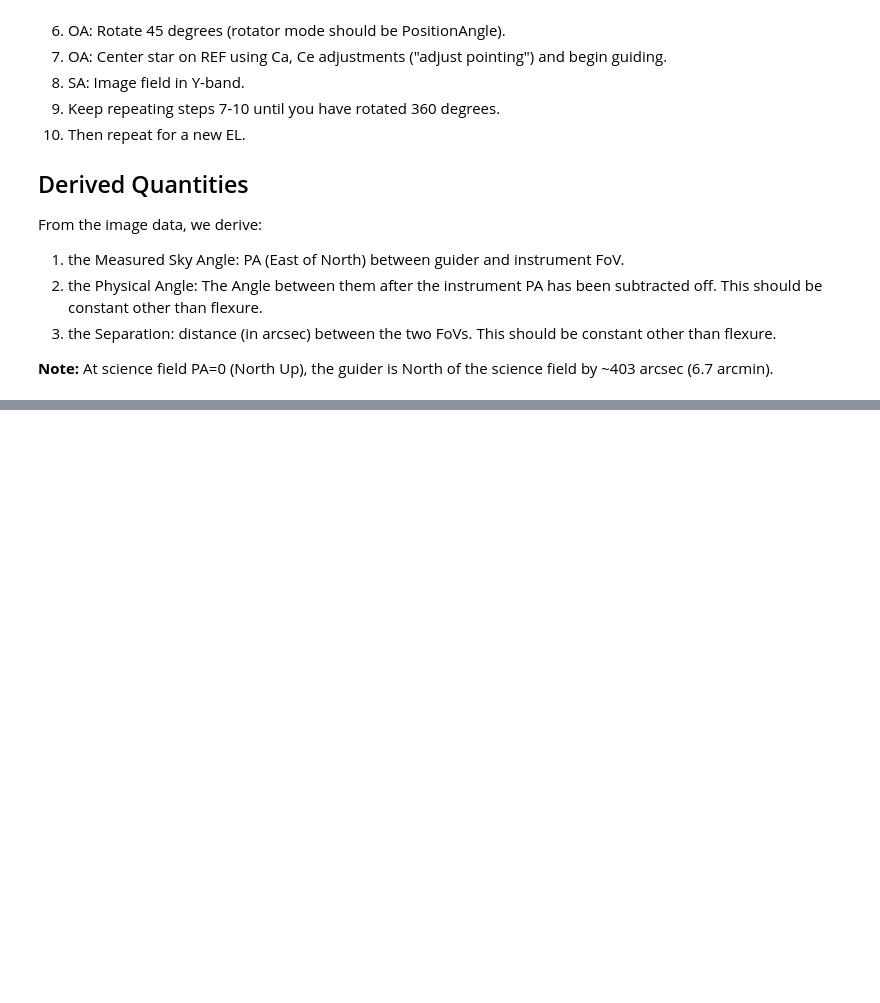
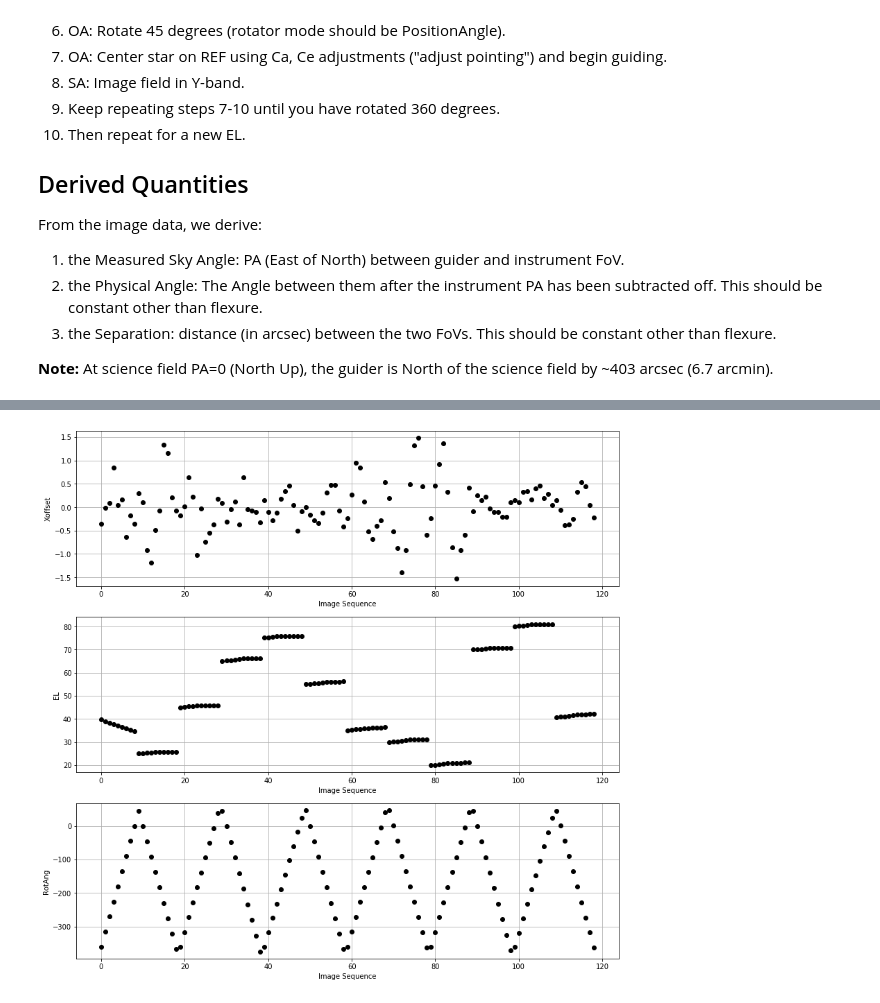
Before and after one commit to joshwalawender/MOSFIRE_GuiderFlexureModel, a Jupyter notebook: Guider Flexure.ipynb, the cells around one changed output, grey strips where cells are left out. Saved outputs shown, nothing was run; the diff lists cells and outputs as text; code cells hidden in the pictures; blank space fills up the shorter version.

```diff
--- a/Guider Flexure.ipynb
+++ b/Guider Flexure.ipynb
@@ -146,0 +158,25 @@ plt.show()
+# %%
+plt.figure(figsize=(14,14))
+
+plt.subplot(3,1,1)
+plt.plot(t['Xoffset'], 'ko')
+plt.ylabel('Xoffset')
+plt.xlabel('Image Sequence')
+plt.grid()
+
+plt.subplot(3,1,2)
+plt.plot(t['EL'], 'ko')
+plt.ylabel('EL')
+plt.xlabel('Image Sequence')
+plt.grid()
+
+plt.subplot(3,1,3)
+plt.plot(t['RotAng'], 'ko')
+plt.ylabel('RotAng')
+plt.xlabel('Image Sequence')
+plt.grid()
+
+
+plt.show()
+# %% [output]
+[figure, added]
```
Also changed, not shown: parts of 11 cells of this notebook.
